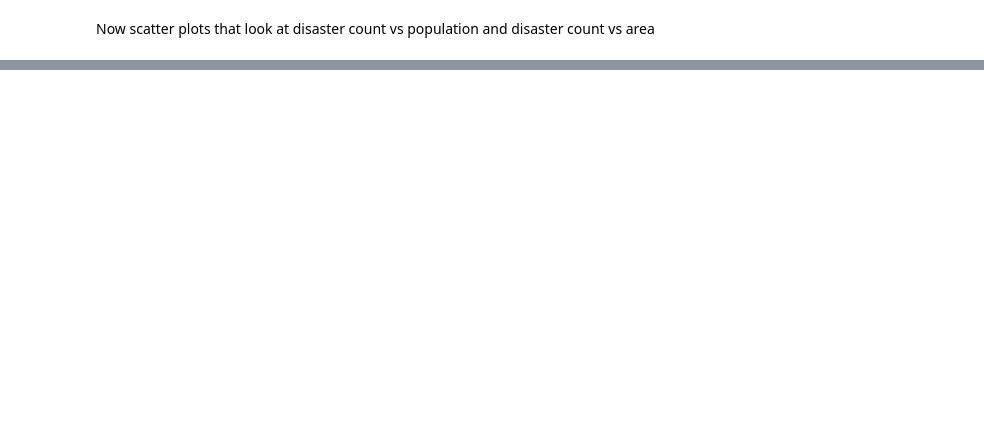
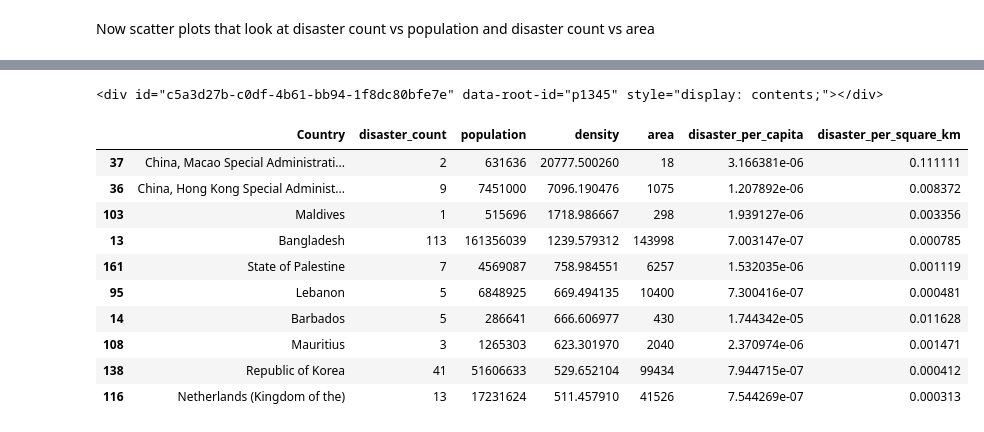
Before and after one commit to KeeganDavis/bootcamp-project-3, a Jupyter notebook: devs/riley/python_and_sql/population_bokeh_visuals.ipynb, the cells around one changed output, grey strips where cells are left out. Drawn from its saved outputs; the diff is of its cells as text; code cells hidden in the pictures; blank space fills up the shorter version.

```diff
--- a/devs/riley/python_and_sql/population_bokeh_visuals.ipynb
+++ b/devs/riley/python_and_sql/population_bokeh_visuals.ipynb
@@ -674,0 +823,4 @@ show(p)
+# %%
+print(html_plot_ten)
+# %% [output]
+<div id="c5a3d27b-c0df-4b61-bb94-1f8dc80bfe7e" data-root-id="p1345" style="display: contents;"></div>
@@ -674,0 +862,16 @@ show(p)
+# %%
+final_country_pop_disaster_df = final_country_pop_disaster_df.sort_values('density', ascending=False)
+
+final_country_pop_disaster_df.head(10)
+# %% [output]
+|  | Country | disaster_count | population | density | area | disaster_per_capita | disaster_per_square_km |
+| 37 | China, Macao Special Administrati... | 2 | 631636 | 20777.500260 | 18 | 3.166381e-06 | 0.111111 |
+| 36 | China, Hong Kong Special Administ... | 9 | 7451000 | 7096.190476 | 1075 | 1.207892e-06 | 0.008372 |
+| 103 | Maldives | 1 | 515696 | 1718.986667 | 298 | 1.939127e-06 | 0.003356 |
+| 13 | Bangladesh | 113 | 161356039 | 1239.579312 | 143998 | 7.003147e-07 | 0.000785 |
+| 161 | State of Palestine | 7 | 4569087 | 758.984551 | 6257 | 1.532035e-06 | 0.001119 |
+| 95 | Lebanon | 5 | 6848925 | 669.494135 | 10400 | 7.300416e-07 | 0.000481 |
+| 14 | Barbados | 5 | 286641 | 666.606977 | 430 | 1.744342e-05 | 0.011628 |
+| 108 | Mauritius | 3 | 1265303 | 623.301970 | 2040 | 2.370974e-06 | 0.001471 |
+| 138 | Republic of Korea | 41 | 51606633 | 529.652104 | 99434 | 7.944715e-07 | 0.000412 |
+| 116 | Netherlands (Kingdom of the) | 13 | 17231624 | 511.457910 | 41526 | 7.544269e-07 | 0.000313 |
```
Also changed, not shown: parts of 43 cells of this notebook, 2 other files.
